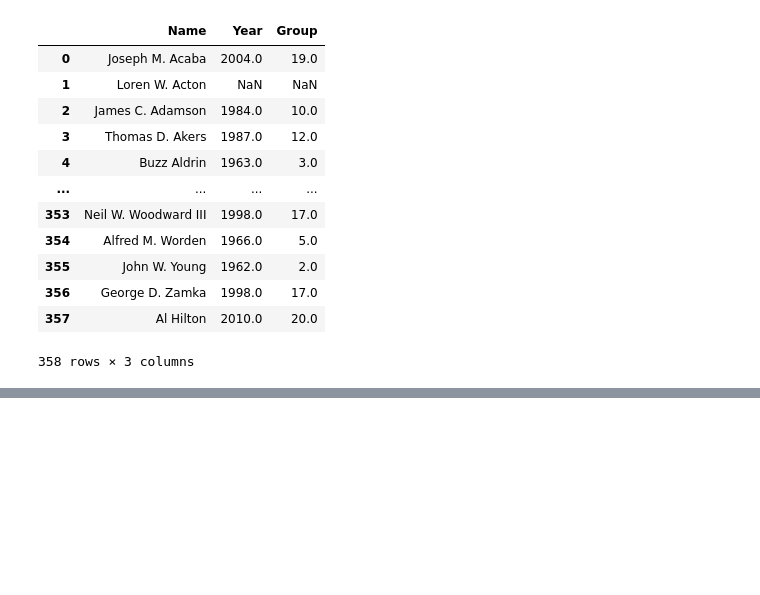
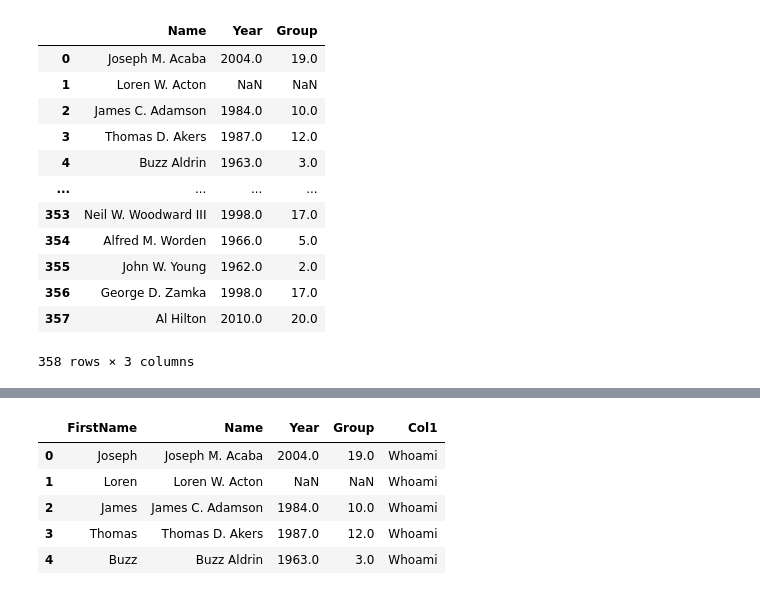
Before and after one commit to mlobf/new_pandas_course, a Jupyter notebook: Section_5_Grouping/removing.ipynb, the cells around one changed output, grey strips where cells are left out. Drawn from its saved outputs; the diff is of its cells as text; code cells hidden in the pictures; blank space fills up the shorter version.

```diff
--- a/Section_5_Grouping/removing.ipynb
+++ b/Section_5_Grouping/removing.ipynb
@@ -111,0 +144,10 @@ df2.append(df_sis, ignore_index=True)
+# %%
+df2.insert(0, "FirstName", df.Name.str.split(" ", 1, expand=True)[0])
+df2.head()
+# %% [output]
+|  | FirstName | Name | Year | Group | Col1 |
+| 0 | Joseph | Joseph M. Acaba | 2004.0 | 19.0 | Whoami |
+| 1 | Loren | Loren W. Acton | NaN | NaN | Whoami |
+| 2 | James | James C. Adamson | 1984.0 | 10.0 | Whoami |
+| 3 | Thomas | Thomas D. Akers | 1987.0 | 12.0 | Whoami |
+| 4 | Buzz | Buzz Aldrin | 1963.0 | 3.0 | Whoami |
```
Also changed, not shown: parts of 8 cells of this notebook.
